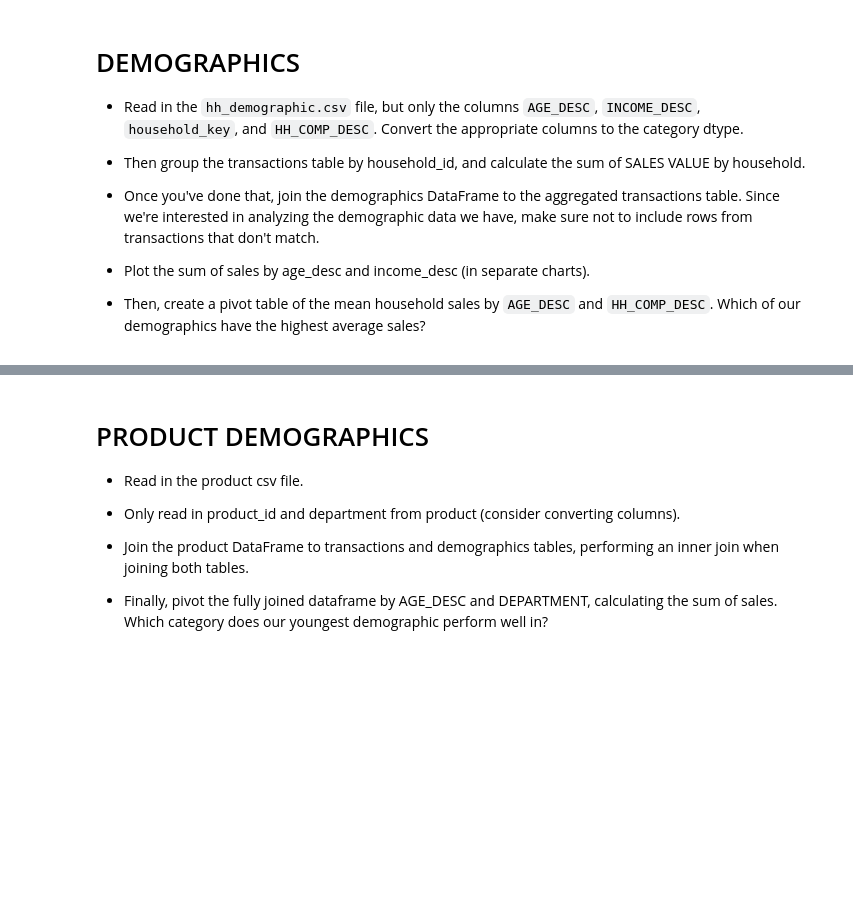
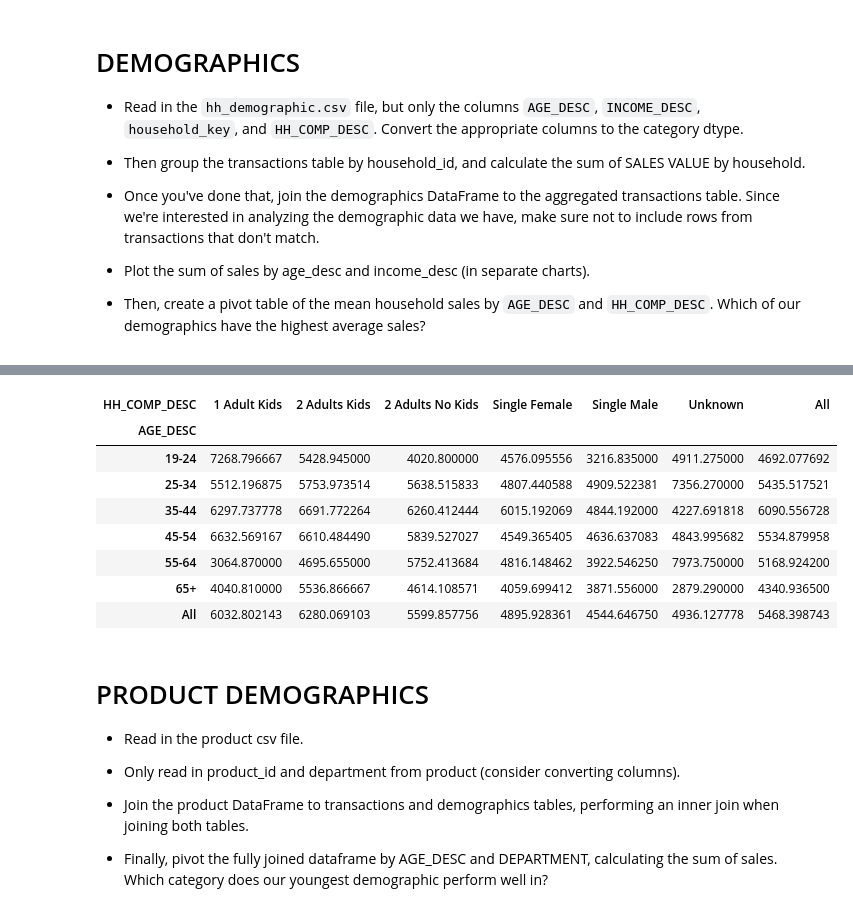
Before and after one commit to Kshitij-Chavan/Maven-Mega-Mart-Pandas, a Jupyter notebook: Notebooks/maven_mega_mart.ipynb, the cells around one changed output, grey strips where cells are left out. Saved outputs shown, nothing was run; the diff lists cells and outputs as text; code cells hidden in the pictures; blank space fills up the shorter version.

```diff
--- a/Notebooks/maven_mega_mart.ipynb
+++ b/Notebooks/maven_mega_mart.ipynb
@@ -149,0 +227,21 @@ sales_day_of_week.plot.bar()
+# %%
+# Pivot table of the mean household sales by `AGE_DESC` and `HH_COMP_DESC`
+
+household_sales_demo.pivot_table(
+    index = 'AGE_DESC',
+    columns = 'HH_COMP_DESC',
+    values = 'SALES_VALUE',
+    aggfunc = 'mean',
+    margins = True,
+    observed=True
+).style.background_gradient(cmap="RdYlGn", axis=None)
+# %% [output]
+| HH_COMP_DESC | 1 Adult Kids | 2 Adults Kids | 2 Adults No Kids | Single Female | Single Male | Unknown | All |
+| AGE_DESC |  |  |  |  |  |  |  |
+| 19-24 | 7268.796667 | 5428.945000 | 4020.800000 | 4576.095556 | 3216.835000 | 4911.275000 | 4692.077692 |
+| 25-34 | 5512.196875 | 5753.973514 | 5638.515833 | 4807.440588 | 4909.522381 | 7356.270000 | 5435.517521 |
+| 35-44 | 6297.737778 | 6691.772264 | 6260.412444 | 6015.192069 | 4844.192000 | 4227.691818 | 6090.556728 |
+| 45-54 | 6632.569167 | 6610.484490 | 5839.527027 | 4549.365405 | 4636.637083 | 4843.995682 | 5534.879958 |
+| 55-64 | 3064.870000 | 4695.655000 | 5752.413684 | 4816.148462 | 3922.546250 | 7973.750000 | 5168.924200 |
+| 65+ | 4040.810000 | 5536.866667 | 4614.108571 | 4059.699412 | 3871.556000 | 2879.290000 | 4340.936500 |
+| All | 6032.802143 | 6280.069103 | 5599.857756 | 4895.928361 | 4544.646750 | 4936.127778 | 5468.398743 |
```
Also changed, not shown: parts of 9 cells of this notebook.
